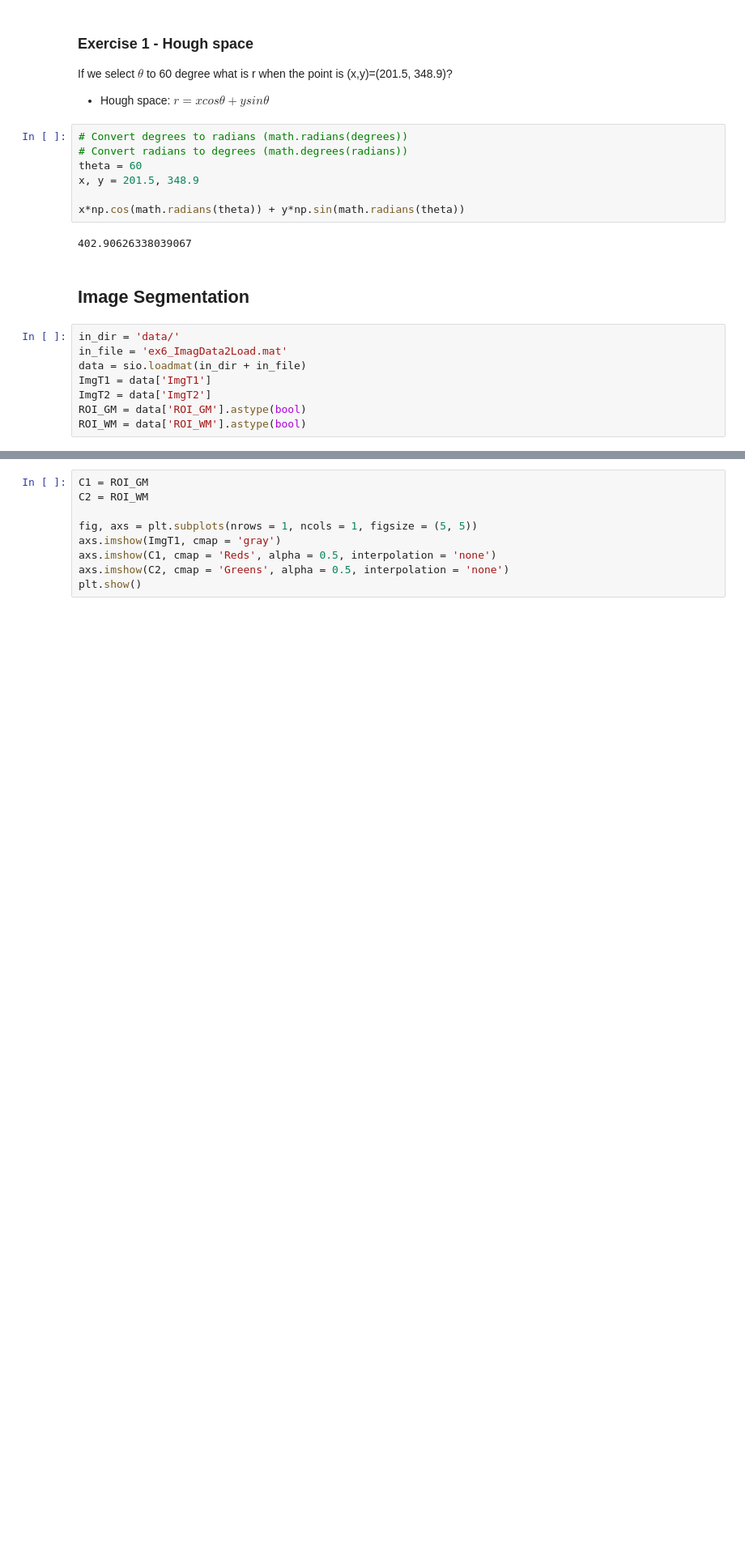
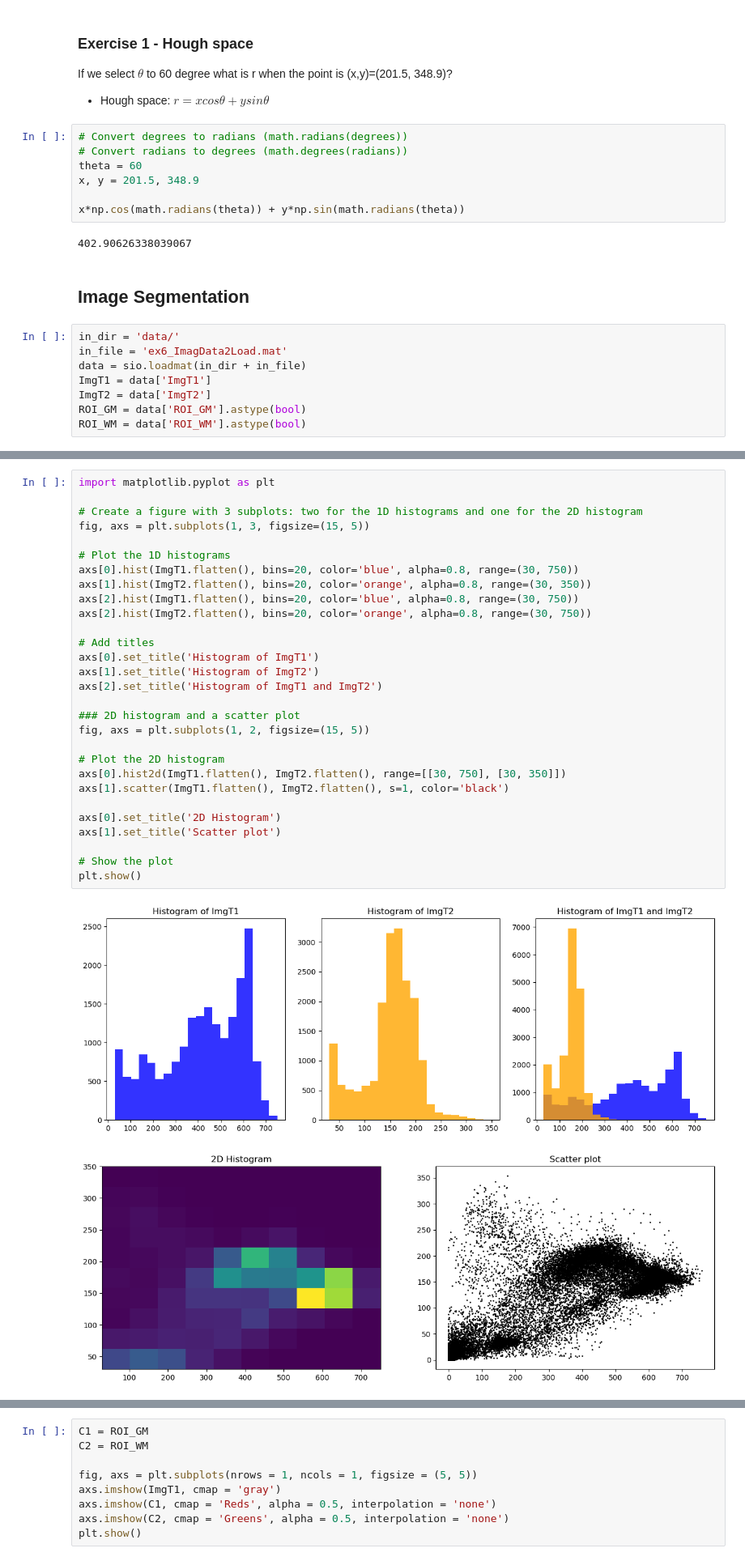
Before and after one commit to NajaJean/DTUImageAnalysis, a Jupyter notebook: exercises/ex6b-AdvancedPixelClassification/06b_Advanced_Seg.ipynb, the cells around one changed output, grey strips where cells are left out. Shown at 81% size. Cells and saved outputs as stored; diff of their text form; blank space fills up the shorter version.

```diff
--- a/exercises/ex6b-AdvancedPixelClassification/06b_Advanced_Seg.ipynb
+++ b/exercises/ex6b-AdvancedPixelClassification/06b_Advanced_Seg.ipynb
@@ -77,3 +81,35 @@ plt.show()
+# %%
+import matplotlib.pyplot as plt
+
+# Create a figure with 3 subplots: two for the 1D histograms and one for the 2D histogram
+fig, axs = plt.subplots(1, 3, figsize=(15, 5))
+
+# Plot the 1D histograms
+axs[0].hist(ImgT1.flatten(), bins=20, color='blue', alpha=0.8, range=(30, 750))
+axs[1].hist(ImgT2.flatten(), bins=20, color='orange', alpha=0.8, range=(30, 350))
+axs[2].hist(ImgT1.flatten(), bins=20, color='blue', alpha=0.8, range=(30, 750))
+axs[2].hist(ImgT2.flatten(), bins=20, color='orange', alpha=0.8, range=(30, 750))
+
+# Add titles
+axs[0].set_title('Histogram of ImgT1')
+axs[1].set_title('Histogram of ImgT2')
+axs[2].set_title('Histogram of ImgT1 and ImgT2')
+
+### 2D histogram and a scatter plot
+fig, axs = plt.subplots(1, 2, figsize=(15, 5))
+
+# Plot the 2D histogram
+axs[0].hist2d(ImgT1.flatten(), ImgT2.flatten(), range=[[30, 750], [30, 350]])
+axs[1].scatter(ImgT1.flatten(), ImgT2.flatten(), s=1, color='black')
+
+axs[0].set_title('2D Histogram')
+axs[1].set_title('Scatter plot')
+
+# Show the plot
+plt.show()
+# %% [output]
+[figure, added]
+[figure, added]
 # %% [markdown]
 
 **Q1**: What is the intensity threshold that can separate the GM and WM classes (roughly) from the 1D histograms?
```
Also changed, not shown: parts of 31 cells of this notebook, 10 other files.
